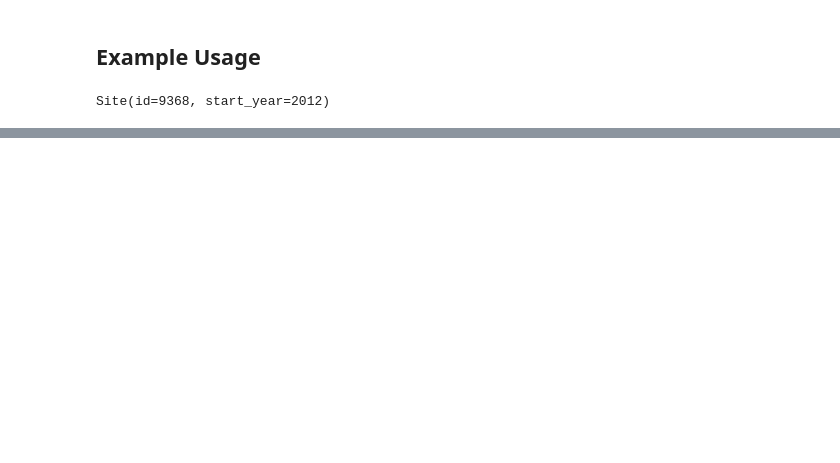
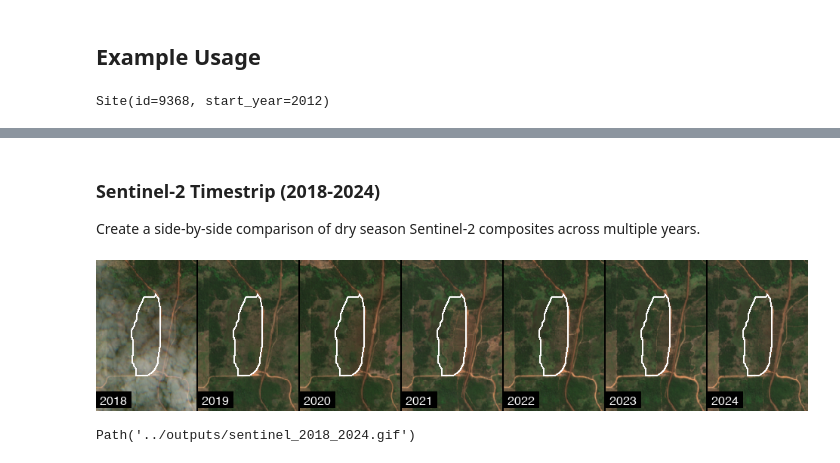
Before and after one commit to aliceheiman/gee-polygons, a Jupyter notebook: nbs/05_visualize.ipynb, the cells around one changed output, grey strips where cells are left out. Cells and saved outputs as stored; diff of their text form; code cells hidden in the pictures; blank space fills up the shorter version.

```diff
--- a/nbs/05_visualize.ipynb
+++ b/nbs/05_visualize.ipynb
@@ -1113,0 +591,40 @@ import nbdev; nbdev.nbdev_export()
+# %% [markdown]
+### Sentinel-2 Timestrip (2018-2024)
+
+Create a side-by-side comparison of dry season Sentinel-2 composites across multiple years.
+# %%
+# Sentinel-2 timestrip: dry season composites 2018-2024
+from gee_polygons.datasets.sentinel2 import get_sentinel_composite, SENTINEL_VIS
+
+frames = []
+for year in range(2018, 2025):
+    # Get dry season composite (June-August)
+    s2_image = get_sentinel_composite(
+        geometry=site.geometry,
+        date_range=(f'{year}-06-01', f'{year}-08-31'),
+        cloud_pct=20
+    )
+
+    # Render to PIL Image with label
+    frame = render_image(
+        image=s2_image,
+        region=site.geometry.buffer(500).bounds(),
+        vis_params=SENTINEL_VIS,
+        dimensions=200,
+        boundary=site.geometry,
+        label=str(year)
+    )
+    frames.append(frame)
+
+# Export as horizontal strip
+export_frames_as_strip(frames, '../outputs/sentinel_2018_2024.png')
+
+from IPython.display import Image as IPImage
+IPImage('../outputs/sentinel_2018_2024.png')
+# %% [output]
+[figure, added]
+# %%
+# Also export as animated GIF
+export_frames_as_gif(frames, '../outputs/sentinel_2018_2024.gif', duration_ms=700)
+# %% [output]
+Path('../outputs/sentinel_2018_2024.gif')
```
Also changed, not shown: parts of 47 cells of this notebook, 10 other files.
